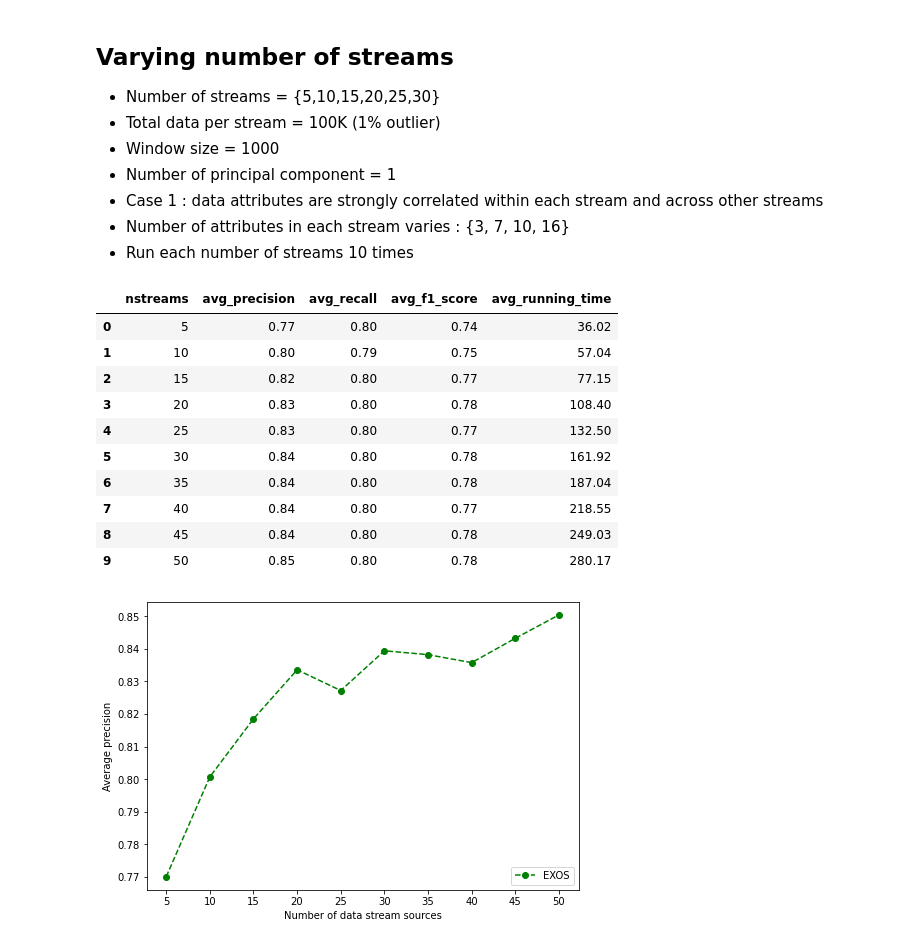
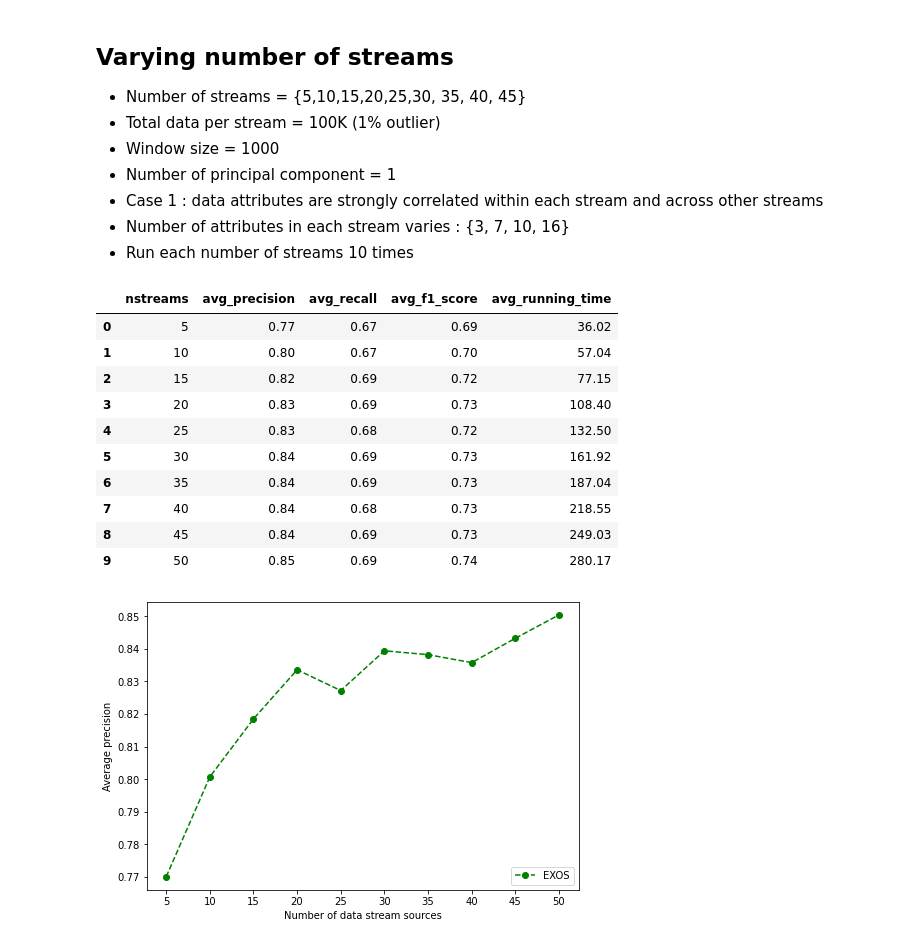
Before and after one commit to egawati/exos, a Jupyter notebook: sources/experiments/report_nstreams.ipynb, the cells around one changed output. Cells and saved outputs as stored; diff of their text form; code cells hidden in the pictures.

Commit message:
update dbpca experiments

```diff
--- a/sources/experiments/report_nstreams.ipynb
+++ b/sources/experiments/report_nstreams.ipynb
@@ -5,7 +5,7 @@ from ipynb.fs.full.graphs import plot_nstreams_performance
 # %% [markdown]
 ## Varying number of streams
 
-- Number of streams = {5,10,15,20,25,30}
+- Number of streams = {5,10,15,20,25,30, 35, 40, 45}
 - Total data per stream = 100K (1% outlier)
 - Window size = 1000
 - Number of principal component = 1
@@ -14,21 +14,21 @@ from ipynb.fs.full.graphs import plot_nstreams_performance
 - Run each number of streams 10 times
 # %%
 bname = '100K_Case1'
-rel_path = 'pickles/performance/nstreams'
+rel_path = 'dbpca/pickles/performance/nstreams'
 df = pd.read_pickle(f'{rel_path}/avg_performance_{bname}.pkl')
 df
 # %% [output]
 |  | nstreams | avg_precision | avg_recall | avg_f1_score | avg_running_time |
-| 0 | 5 | 0.77 | 0.80 | 0.74 | 36.02 |
-| 1 | 10 | 0.80 | 0.79 | 0.75 | 57.04 |
-| 2 | 15 | 0.82 | 0.80 | 0.77 | 77.15 |
-| 3 | 20 | 0.83 | 0.80 | 0.78 | 108.40 |
-| 4 | 25 | 0.83 | 0.80 | 0.77 | 132.50 |
-| 5 | 30 | 0.84 | 0.80 | 0.78 | 161.92 |
-| 6 | 35 | 0.84 | 0.80 | 0.78 | 187.04 |
-| 7 | 40 | 0.84 | 0.80 | 0.77 | 218.55 |
-| 8 | 45 | 0.84 | 0.80 | 0.78 | 249.03 |
-| 9 | 50 | 0.85 | 0.80 | 0.78 | 280.17 |
+| 0 | 5 | 0.77 | 0.67 | 0.69 | 36.02 |
+| 1 | 10 | 0.80 | 0.67 | 0.70 | 57.04 |
+| 2 | 15 | 0.82 | 0.69 | 0.72 | 77.15 |
+| 3 | 20 | 0.83 | 0.69 | 0.73 | 108.40 |
+| 4 | 25 | 0.83 | 0.68 | 0.72 | 132.50 |
+| 5 | 30 | 0.84 | 0.69 | 0.73 | 161.92 |
+| 6 | 35 | 0.84 | 0.69 | 0.73 | 187.04 |
+| 7 | 40 | 0.84 | 0.68 | 0.73 | 218.55 |
+| 8 | 45 | 0.84 | 0.69 | 0.73 | 249.03 |
+| 9 | 50 | 0.85 | 0.69 | 0.74 | 280.17 |
 # %%
 Xs= (df['nstreams'],)
 y = df['avg_precision']
```
Also changed, not shown: parts of 3 cells of this notebook, 4 other files.
